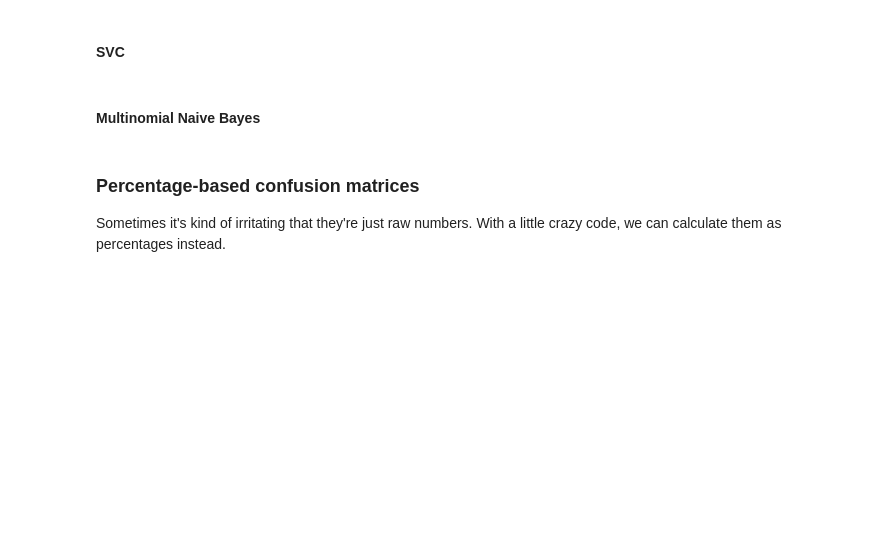
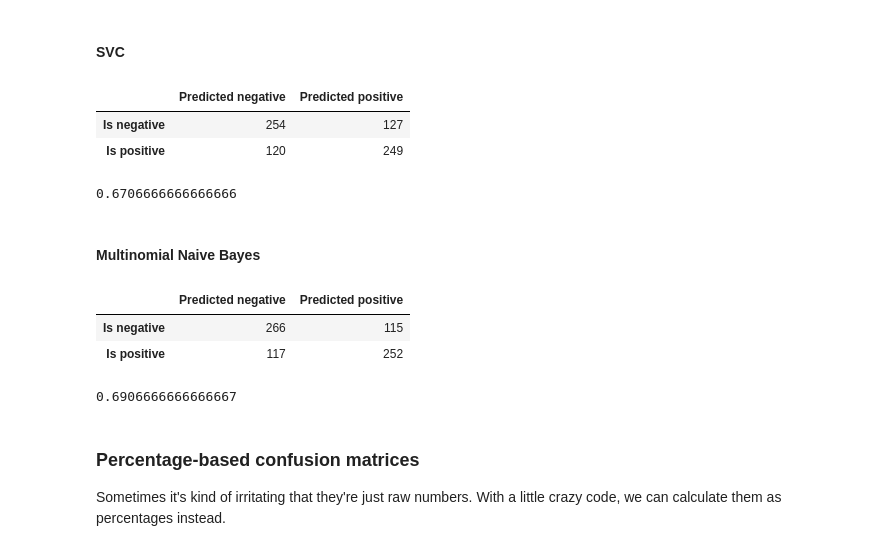
Before and after one commit to nisha5hetty/09-homework, a Jupyter notebook: 02 - Designing your own sentiment analysis tool.ipynb, the cells around one changed output. Drawn from its saved outputs; the diff is of its cells as text; code cells hidden in the pictures; blank space fills up the shorter version.

```diff
--- a/02 - Designing your own sentiment analysis tool.ipynb
+++ b/02 - Designing your own sentiment analysis tool.ipynb
@@ -449,5 +525,23 @@ logreg.score(X_test, y_test)
 # %% [markdown]
 #### SVC
+# %%
+# YOUR CODE HERE
+# Add a confusion matrix for the linear SVC
+y_true = y_test
+y_pred = svc.predict(X_test)
+matrix = confusion_matrix(y_true, y_pred)
+
+label_names = pd.Series(['negative', 'positive'])
+pd.DataFrame(matrix,
+     columns='Predicted ' + label_names,
+     index='Is ' + label_names)
+# %% [output]
+|  | Predicted negative | Predicted positive |
+| Is negative | 254 | 127 |
+| Is positive | 120 | 249 |
 # %%
 # YOUR CODE HERE
-# Add a confusion matrix for the linear SVC
+# Find the overall score for the linear SVC
+svc.score(X_test, y_test)
+# %% [output]
+0.6706666666666666
@@ -457,5 +548,23 @@ logreg.score(X_test, y_test)
 # %% [markdown]
 #### Multinomial Naive Bayes
+# %%
+# YOUR CODE HERE
+# Add a confusion matrix for the naive bayes
+y_true = y_test
+y_pred = bayes.predict(X_test)
+matrix = confusion_matrix(y_true, y_pred)
+
+label_names = pd.Series(['negative', 'positive'])
+pd.DataFrame(matrix,
+     columns='Predicted ' + label_names,
+     index='Is ' + label_names)
+# %% [output]
+|  | Predicted negative | Predicted positive |
+| Is negative | 266 | 115 |
+| Is positive | 117 | 252 |
 # %%
 # YOUR CODE HERE
-# Add a confusion matrix for the naive bayes
+# Find the overall score for the naive bayes
+bayes.score(X_test, y_test)
+# %% [output]
+0.6906666666666667
```
Also changed, not shown: parts of 34 cells of this notebook.
